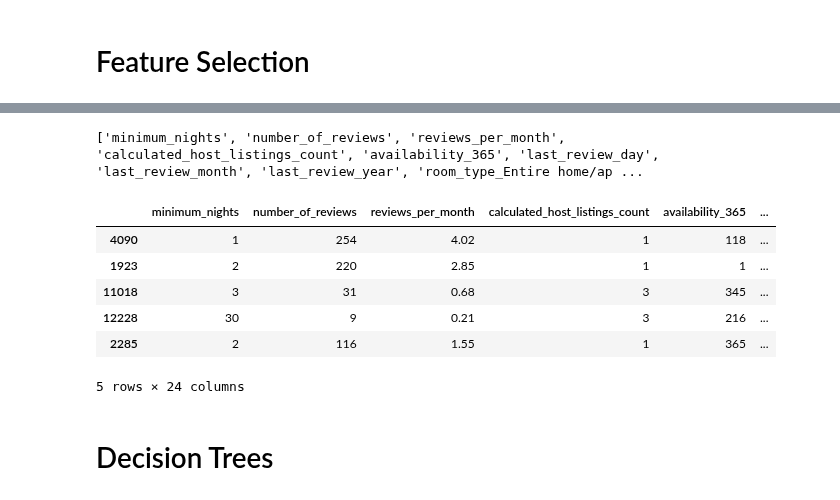
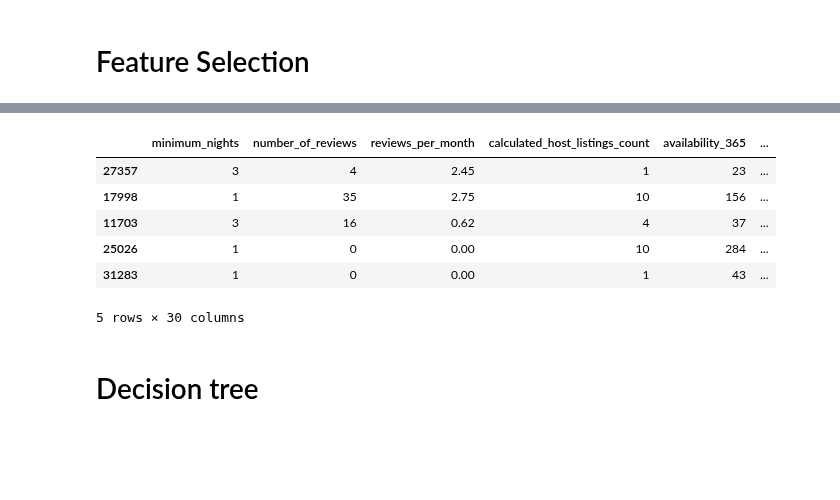
Before and after one commit to adel-R/Ensemble2023, a Jupyter notebook: models/decision_tree_tuning.ipynb, the cells around one changed output, grey strips where cells are left out. Drawn from its saved outputs; the diff is of its cells as text; code cells hidden in the pictures; blank space fills up the shorter version.

```diff
--- a/models/decision_tree_tuning.ipynb
+++ b/models/decision_tree_tuning.ipynb
@@ -53,6 +5,6 @@ df.shape
 # %% [markdown]
 # Preprocessing
 # %%
-X_train, X_test, y_train, y_test = preprocess(file_path)
+X_train, X_test, X_val, y_train, y_test, y_val = preprocess(file_paths)
 # %% [markdown]
 # Feature Selection
@@ -73,34 +11,63 @@ plt.show()
-# %%
-print(list(X_train.columns))
-# %% [output]
-['minimum_nights', 'number_of_reviews', 'reviews_per_month', 'calculated_host_listings_count', 'availability_365', 'last_review_day', 'last_review_month', 'last_review_year', 'room_type_Entire home/ap ...
 # %%
-# Only keep columns of interest
-#selected_features = list(X_train.columns)
-selected_features = ['minimum_nights', 'number_of_reviews', 'reviews_per_month', 'calculated_host_listings_count', 'availability_365', 'last_review_day', 'last_review_month', 'last_review_year', 'room_type_Entire home/apt', 'room_type_Private room', 'room_type_Shared room', 'mean_target_host_id','mean_target_neighbourhood','mean_target_host_id_neighbourhood','neighbourhood_group_Bronx', 'neighbourhood_group_Brooklyn', 'neighbourhood_group_Manhattan', 'neighbourhood_group_Queens', 'neighbourhood_group_Staten Island', 'x', 'y', 'z','name_encoding_tsne_1', 'name_encoding_tsne_2']
+# Selected Features
+selected_features = ['minimum_nights',
+                     'number_of_reviews',
+                     'reviews_per_month',
+                     'calculated_host_listings_count',
+                     'availability_365',
+                     'Host Response Rate',
+                     'Accommodates',
+                     'Bathrooms',
+                     'Bedrooms',
+                     'Beds',
+                     'Square Feet',
+                     'recency_last_review' ,
+                     'last_review_day',
+                     'last_review_month',
+                     'last_review_year',
+                     'room_type_Entire home/apt',
+                     'room_type_Private room',
+                     'room_type_Shared room',
+                     'mean_target_neighbourhood',
+                     'mean_target_neighbourhood_group',
+                     'neighbourhood_group_Bronx',
+                     'neighbourhood_group_Brooklyn',
+                     'neighbourhood_group_Manhattan',
+                     'neighbourhood_group_Queens',
+                     'neighbourhood_group_Staten Island',
+                     'x',
+                     'y',
+                     'z',
+                     'text_encoding_tsne_1',
+                     'text_encoding_tsne_2']
+
 
 # Prepare feature matrices
 X_train_selected = X_train[selected_features]
 X_test_selected = X_test[selected_features]
+X_val_selected = X_val[selected_features]
 
 X_train_np = X_train_selected.to_numpy()
 X_test_np = X_test_selected.to_numpy()
+X_val_np = X_val_selected.to_numpy()
 
 scaler = MinMaxScaler()
 X_train_np = scaler.fit_transform(X_train_np)
 X_test_np = scaler.transform(X_test_np)
+X_val_np = scaler.transform(X_val_np)
 
 y_train_np = y_train.to_numpy().flatten()
 y_test_np = y_test.to_numpy().flatten()
+y_val_np = y_val.to_numpy().flatten()
 
 X_test_selected.head()
 # %% [output]
 |  | minimum_nights | number_of_reviews | reviews_per_month | calculated_host_listings_count | availability_365 | ... |
-| 4090 | 1 | 254 | 4.02 | 1 | 118 | ... |
-| 1923 | 2 | 220 | 2.85 | 1 | 1 | ... |
-| 11018 | 3 | 31 | 0.68 | 3 | 345 | ... |
-| 12228 | 30 | 9 | 0.21 | 3 | 216 | ... |
-| 2285 | 2 | 116 | 1.55 | 1 | 365 | ... |
+| 27357 | 3 | 4 | 2.45 | 1 | 23 | ... |
+| 17998 | 1 | 35 | 2.75 | 10 | 156 | ... |
+| 11703 | 3 | 16 | 0.62 | 4 | 37 | ... |
+| 25026 | 1 | 0 | 0.00 | 10 | 284 | ... |
+| 31283 | 1 | 0 | 0.00 | 1 | 43 | ... |
-5 rows × 24 columns
+5 rows × 30 columns
 # %% [markdown]
-# Decision Trees
+# Decision tree
```
Also changed, not shown: parts of 28 cells of this notebook, 21 other files.
